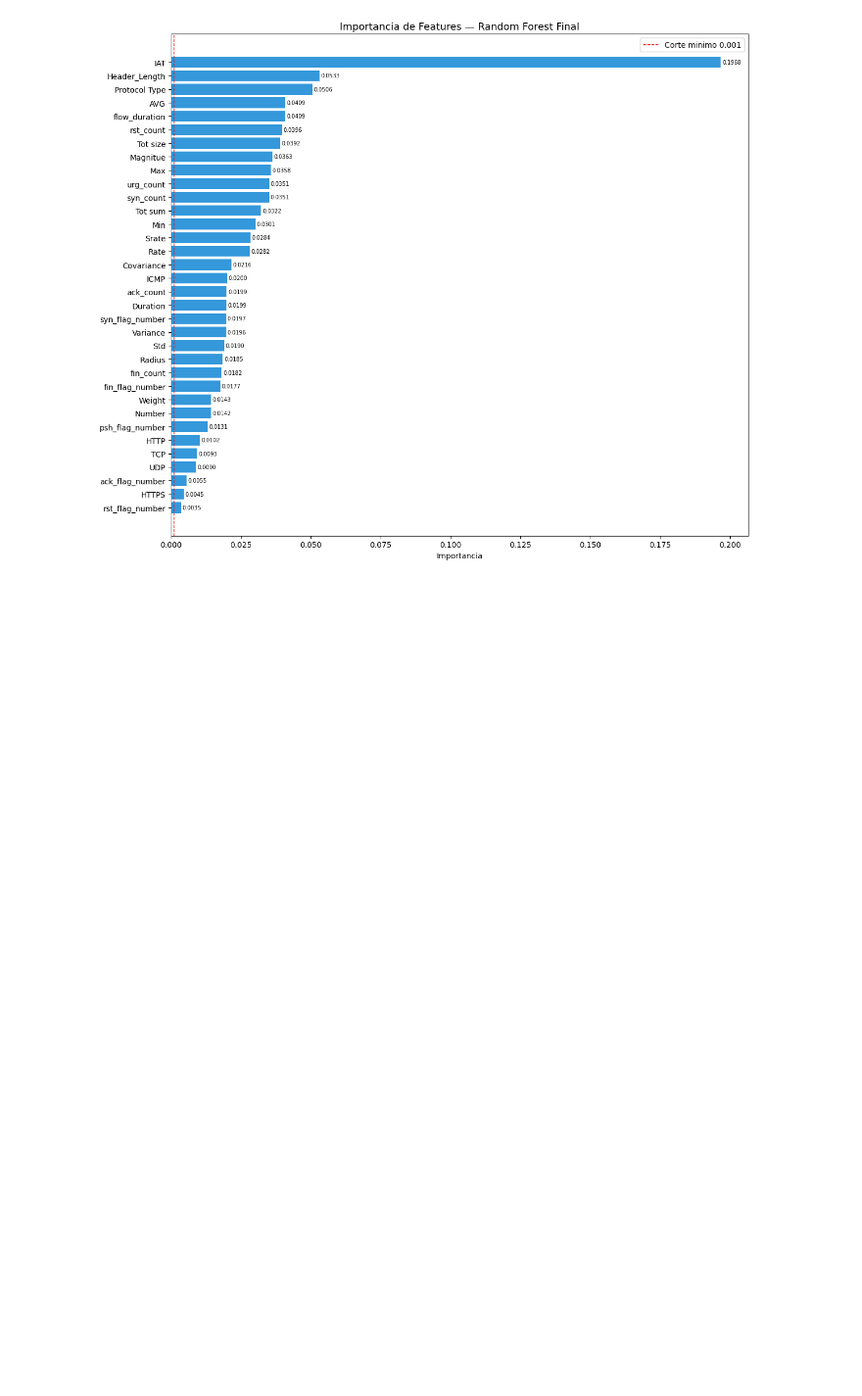
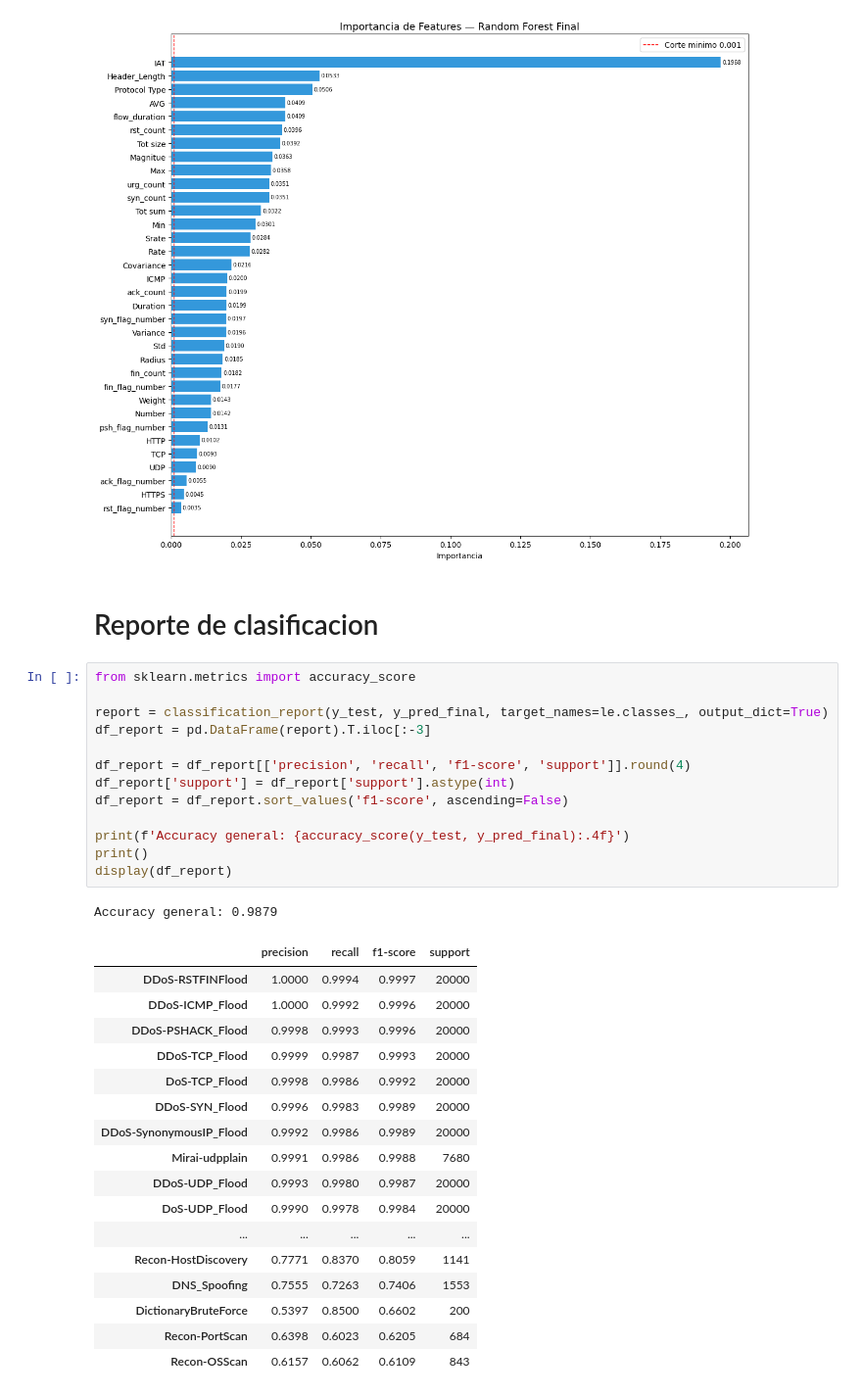
Before and after one commit to xtsebas/iot-intrusion-detection-ml, a Jupyter notebook: notebooks/05_model_implementation.ipynb, the cells around one changed output. Shown at 98% size. Drawn from its saved outputs; the diff is of its cells as text; blank space fills up the shorter version.

```diff
--- a/notebooks/05_model_implementation.ipynb
+++ b/notebooks/05_model_implementation.ipynb
@@ -400,3 +400,37 @@ plt.savefig(f'{DRIVE_PATH}feature_importance_final.png', bbox_inches='tight', dp
 plt.show()
 # %% [output]
 [figure]
+# %% [markdown]
+# Reporte de clasificacion
+# %%
+from sklearn.metrics import accuracy_score
+
+report = classification_report(y_test, y_pred_final, target_names=le.classes_, output_dict=True)
+df_report = pd.DataFrame(report).T.iloc[:-3]
+
+df_report = df_report[['precision', 'recall', 'f1-score', 'support']].round(4)
+df_report['support'] = df_report['support'].astype(int)
+df_report = df_report.sort_values('f1-score', ascending=False)
+
+print(f'Accuracy general: {accuracy_score(y_test, y_pred_final):.4f}')
+print()
+display(df_report)
+# %% [output]
+Accuracy general: 0.9879
+|  | precision | recall | f1-score | support |
+| DDoS-RSTFINFlood | 1.0000 | 0.9994 | 0.9997 | 20000 |
+| DDoS-ICMP_Flood | 1.0000 | 0.9992 | 0.9996 | 20000 |
+| DDoS-PSHACK_Flood | 0.9998 | 0.9993 | 0.9996 | 20000 |
+| DDoS-TCP_Flood | 0.9999 | 0.9987 | 0.9993 | 20000 |
+| DoS-TCP_Flood | 0.9998 | 0.9986 | 0.9992 | 20000 |
+| DDoS-SYN_Flood | 0.9996 | 0.9983 | 0.9989 | 20000 |
+| DDoS-SynonymousIP_Flood | 0.9992 | 0.9986 | 0.9989 | 20000 |
+| Mirai-udpplain | 0.9991 | 0.9986 | 0.9988 | 7680 |
+| DDoS-UDP_Flood | 0.9993 | 0.9980 | 0.9987 | 20000 |
+| DoS-UDP_Flood | 0.9990 | 0.9978 | 0.9984 | 20000 |
+| ... | ... | ... | ... | ... |
+| Recon-HostDiscovery | 0.7771 | 0.8370 | 0.8059 | 1141 |
+| DNS_Spoofing | 0.7555 | 0.7263 | 0.7406 | 1553 |
+| DictionaryBruteForce | 0.5397 | 0.8500 | 0.6602 | 200 |
+| Recon-PortScan | 0.6398 | 0.6023 | 0.6205 | 684 |
+| Recon-OSScan | 0.6157 | 0.6062 | 0.6109 | 843 |
```
Also changed, not shown: parts of 1 cell of this notebook.
